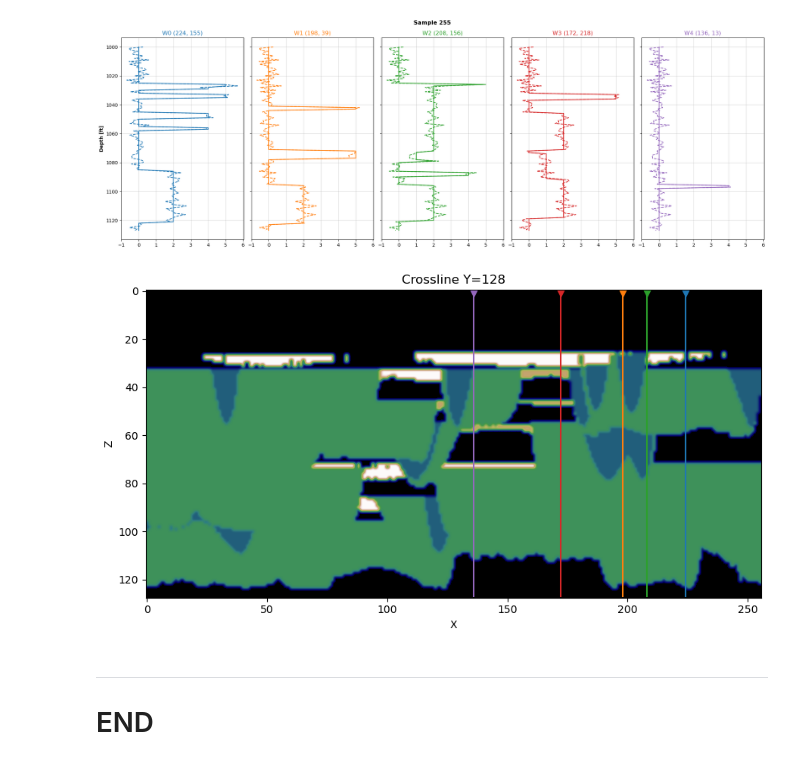
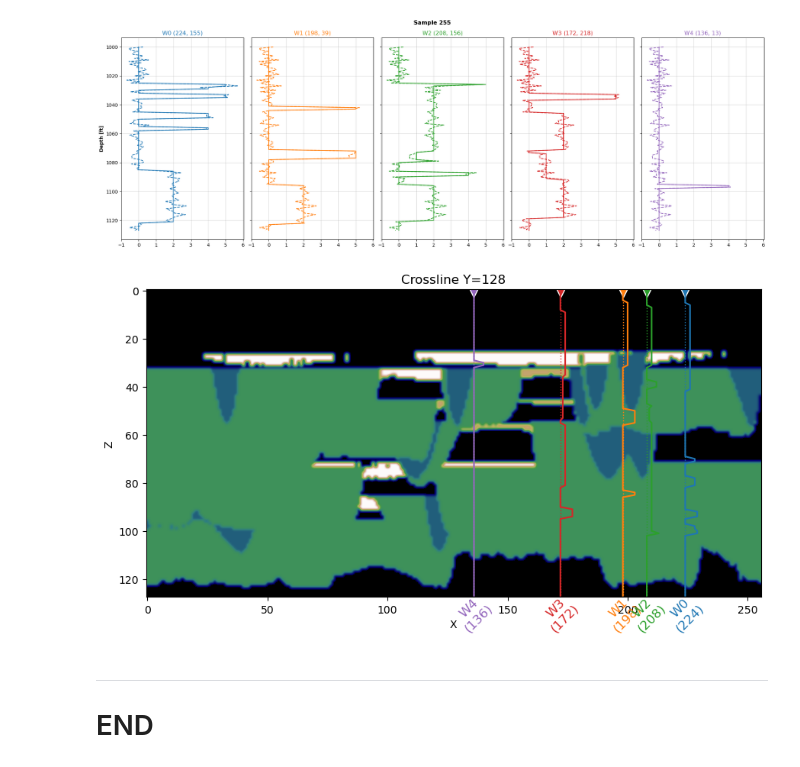
Before and after one commit to misaelmmorales/Geo-Uncertainty-Well-Log-Correlation, a Jupyter notebook: eda.ipynb, the cells around one changed output. Drawn from its saved outputs; the diff is of its cells as text; code cells hidden in the pictures.

```diff
--- a/eda.ipynb
+++ b/eda.ipynb
@@ -89,14 +89,19 @@ plt.show()
 # %%
 plt.figure(figsize=(10,5))
 plt.imshow(d[:,128,:].T, cmap=cmap, interpolation=interp)
-[plt.scatter(wx[i], 0, c='C{}'.format(i), marker='v', s=100) for i in range(nw)]
-[plt.plot(np.repeat(wx[i],128), range(128), c='C{}'.format(i)) for i in range(nw)]
+[plt.scatter(wx[i], 0, c='C{}'.format(i), marker='v', s=150, edgecolor='w') for i in range(nw)]
+[plt.text(wx[i], 134, 'W{}\n({})'.format(i, wx[i]), color='C{}'.format(i), fontsize=12, ha='center', va='center', rotation=45) for i in range(nw)]
+
+[plt.plot(np.repeat(wx[i],128), range(128), c='C{}'.format(i), lw=1, ls=':') for i in range(nw)]
+
+[plt.plot(np.repeat(wx[i],128)+well_log[i][::-1], np.arange(128), c='C{}'.format(i)) for i in range(nw)]
+
 plt.title('Crossline Y=128')
 plt.xlabel('X'); plt.ylabel('Z')
 plt.tight_layout()
 plt.show()
 # %% [output]
-[figure, old version]
+[figure, new version]
 # %% [markdown]
 ***
 # END
```
